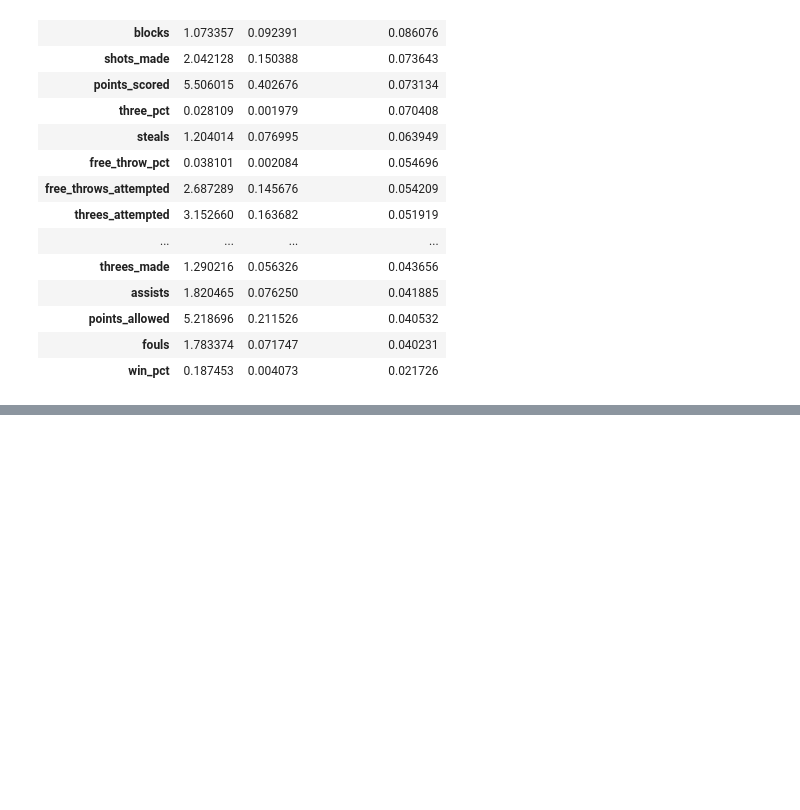
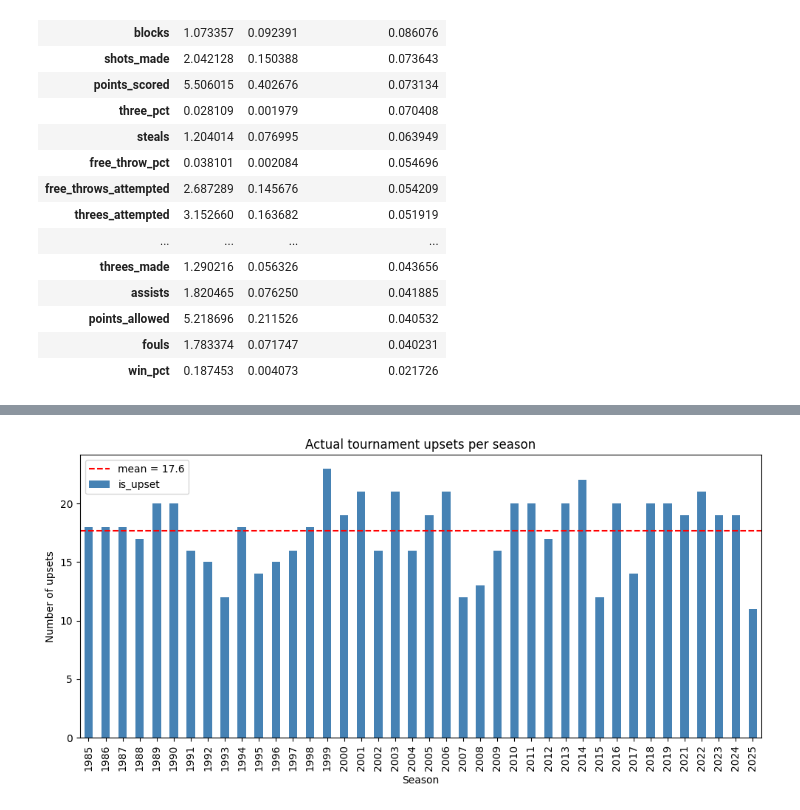
Before and after one commit to cmdnwright/march-madness-nn, a Jupyter notebook: feature_engineering.ipynb, the cells around one changed output, grey strips where cells are left out. Drawn from its saved outputs; the diff is of its cells as text; code cells hidden in the pictures; blank space fills up the shorter version.

Commit message:
added bracket level simulations, statistical tests, fully documented implementation

```diff
--- a/data_visualizations.ipynb
+++ b/feature_engineering.ipynb
@@ -345,0 +537,37 @@ std_summary.sort_values('coefficient_of_variation', ascending=False)
+# %%
+import matplotlib.pyplot as plt
+
+from src.data.ingest import load_raw_data
+from src.simulation.bracket import build_seed_lookup
+from src.utils.config import load_config
+
+config = load_config('configs/baseline.yaml')
+raw = load_raw_data(config['data']['raw_dir'])
+tourney_results = raw['tourney_results']
+seeds_raw = raw['seeds']
+
+seed_lookup = build_seed_lookup(seeds_raw)
+
+seed_w = tourney_results.apply(lambda r: seed_lookup.loc[(r['Season'], r['WTeamID'])], axis=1)
+seed_l = tourney_results.apply(lambda r: seed_lookup.loc[(r['Season'], r['LTeamID'])], axis=1)
+
+has_favorite = seed_w != seed_l
+is_upset = seed_w > seed_l
+
+upsets_per_season = (
+    tourney_results[has_favorite]
+    .assign(is_upset=is_upset[has_favorite])
+    .groupby('Season')['is_upset']
+    .sum()
+)
+
+ax = upsets_per_season.plot(kind='bar', figsize=(10, 5), color='steelblue')
+ax.set_xlabel('Season')
+ax.set_ylabel('Number of upsets')
+ax.set_title('Actual tournament upsets per season')
+ax.axhline(upsets_per_season.mean(), color='red', linestyle='--', label=f'mean = {upsets_per_season.mean():.1f}')
+ax.legend()
+plt.tight_layout()
+plt.show()
+# %% [output]
+[figure, added]
```
Also changed, not shown: parts of 18 cells of this notebook, 24 other files.
